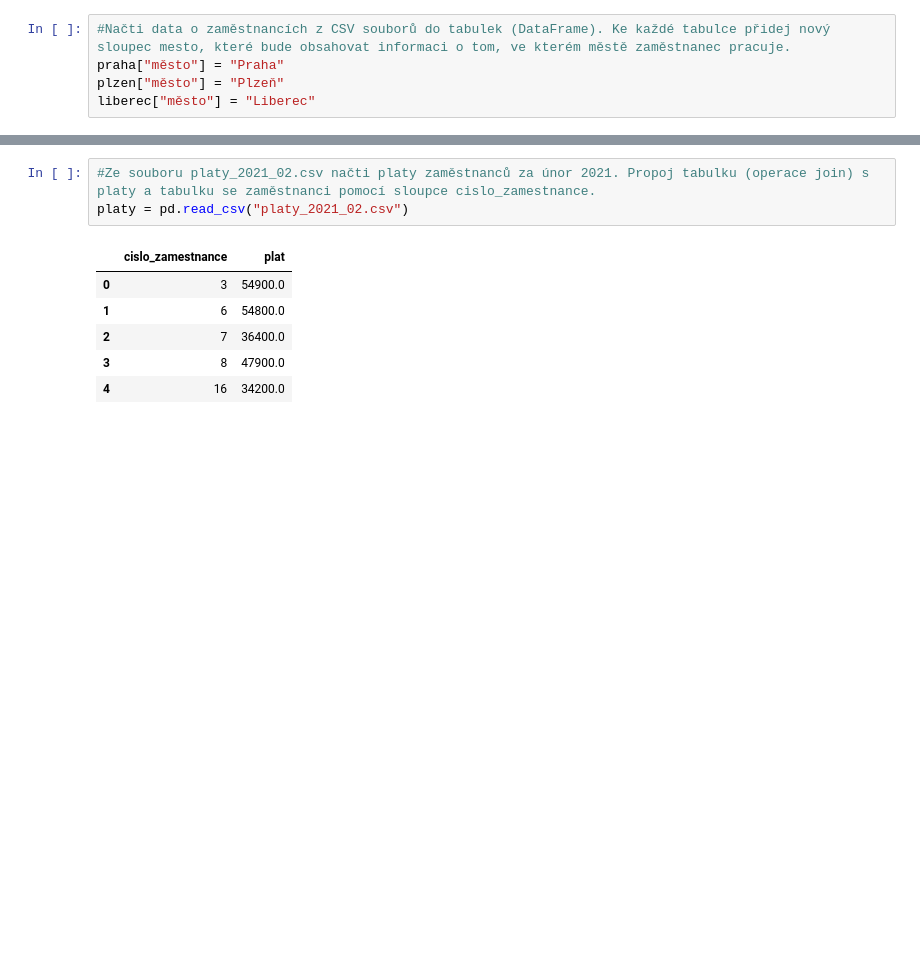
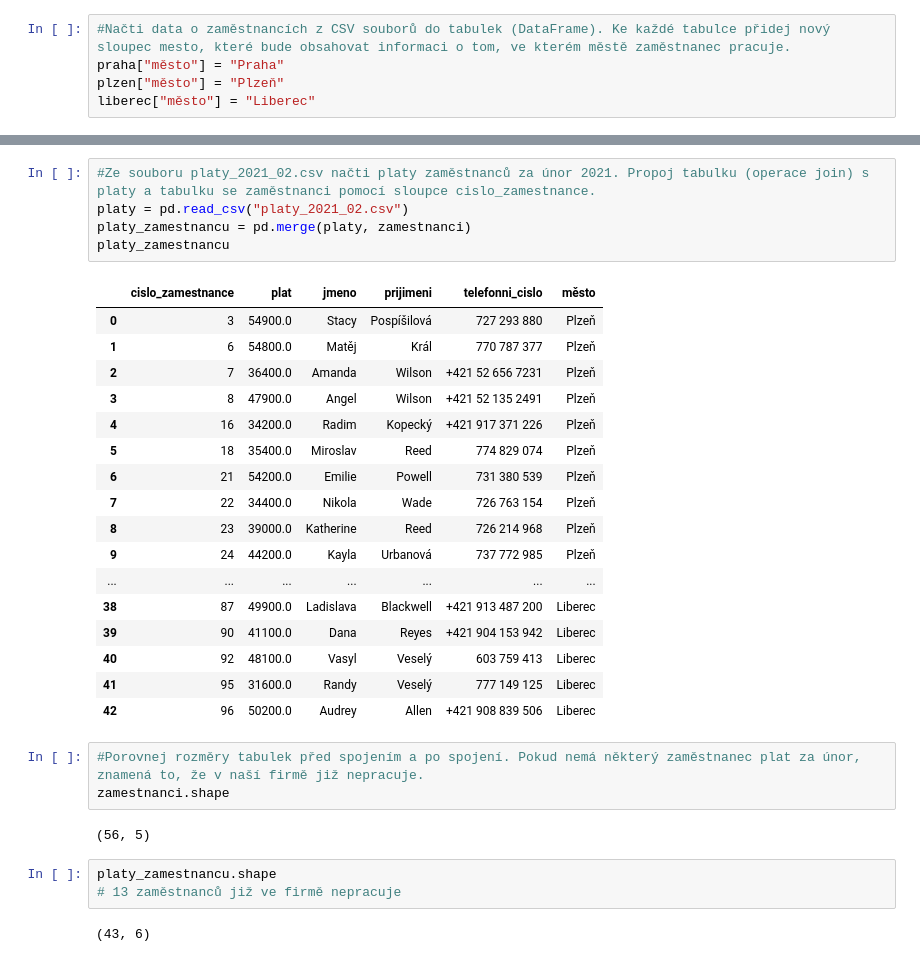
Before and after one commit to TerkaNemeckova/kurz-python-1, a Jupyter notebook: 10. úkol.ipynb, the cells around one changed output, grey strips where cells are left out. Cells and saved outputs as stored; diff of their text form; blank space fills up the shorter version.

```diff
--- a/10. úkol.ipynb
+++ b/10. úkol.ipynb
@@ -15,10 +33,33 @@ zamestnanci
 # %%
 #Ze souboru platy_2021_02.csv načti platy zaměstnanců za únor 2021. Propoj tabulku (operace join) s platy a tabulku se zaměstnanci pomocí sloupce cislo_zamestnance.
 platy = pd.read_csv("platy_2021_02.csv")
+platy_zamestnancu = pd.merge(platy, zamestnanci)
+platy_zamestnancu
 # %% [output]
-|  | cislo_zamestnance | plat |
-| 0 | 3 | 54900.0 |
-| 1 | 6 | 54800.0 |
-| 2 | 7 | 36400.0 |
-| 3 | 8 | 47900.0 |
-| 4 | 16 | 34200.0 |
+|  | cislo_zamestnance | plat | jmeno | prijimeni | telefonni_cislo | město |
+| 0 | 3 | 54900.0 | Stacy | Pospíšilová | 727 293 880 | Plzeň |
+| 1 | 6 | 54800.0 | Matěj | Král | 770 787 377 | Plzeň |
+| 2 | 7 | 36400.0 | Amanda | Wilson | +421 52 656 7231 | Plzeň |
+| 3 | 8 | 47900.0 | Angel | Wilson | +421 52 135 2491 | Plzeň |
+| 4 | 16 | 34200.0 | Radim | Kopecký | +421 917 371 226 | Plzeň |
+| 5 | 18 | 35400.0 | Miroslav | Reed | 774 829 074 | Plzeň |
+| 6 | 21 | 54200.0 | Emilie | Powell | 731 380 539 | Plzeň |
+| 7 | 22 | 34400.0 | Nikola | Wade | 726 763 154 | Plzeň |
+| 8 | 23 | 39000.0 | Katherine | Reed | 726 214 968 | Plzeň |
+| 9 | 24 | 44200.0 | Kayla | Urbanová | 737 772 985 | Plzeň |
+| ... | ... | ... | ... | ... | ... | ... |
+| 38 | 87 | 49900.0 | Ladislava | Blackwell | +421 913 487 200 | Liberec |
+| 39 | 90 | 41100.0 | Dana | Reyes | +421 904 153 942 | Liberec |
+| 40 | 92 | 48100.0 | Vasyl | Veselý | 603 759 413 | Liberec |
+| 41 | 95 | 31600.0 | Randy | Veselý | 777 149 125 | Liberec |
+| 42 | 96 | 50200.0 | Audrey | Allen | +421 908 839 506 | Liberec |
+# %%
+#Porovnej rozměry tabulek před spojením a po spojení. Pokud nemá některý zaměstnanec plat za únor, znamená to, že v naší firmě již nepracuje.
+zamestnanci.shape
+# %% [output]
+(56, 5)
+# %%
+platy_zamestnancu.shape
+# 13 zaměstnanců již ve firmě nepracuje
+# %% [output]
+(43, 6)
```
Also changed, not shown: parts of 5 cells of this notebook.
